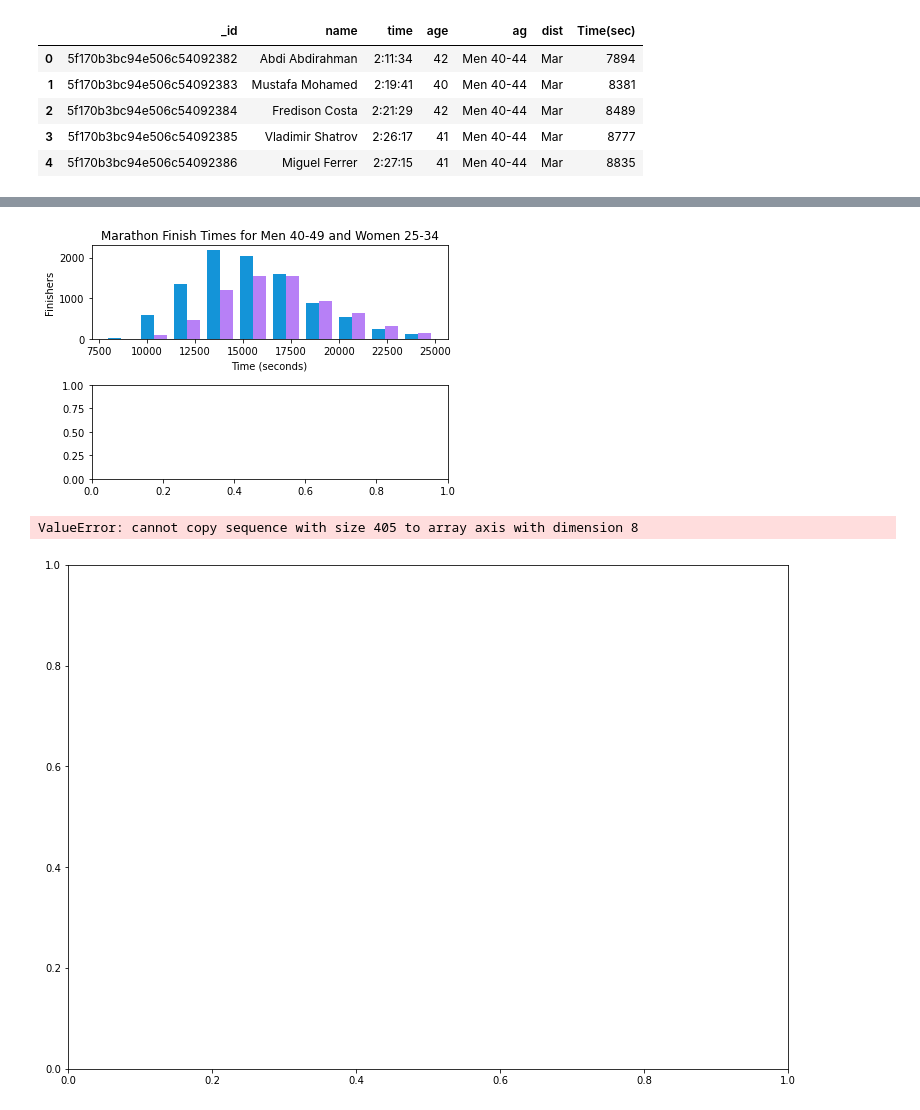
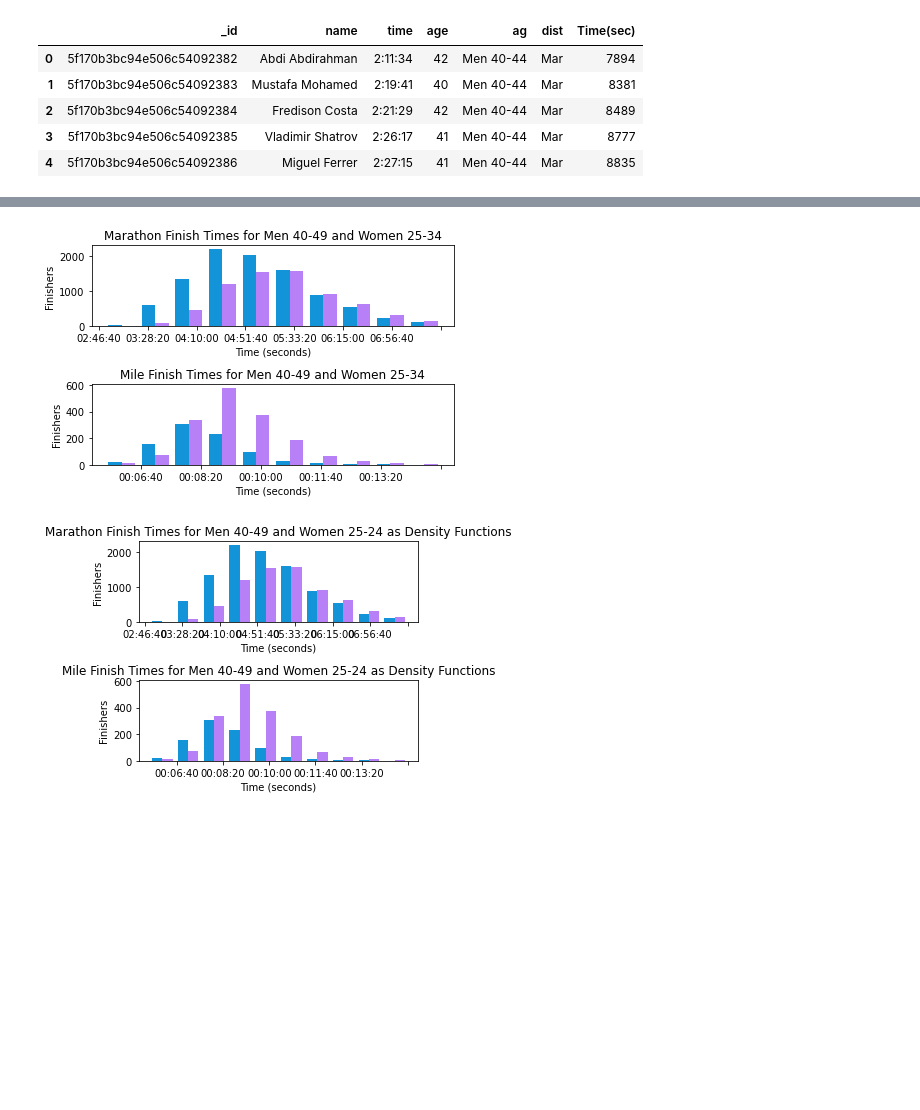
Before and after one commit to annewbarry/running_rivalries, a Jupyter notebook: Real_data_stats.ipynb, the cells around one changed output, grey strips where cells are left out. Saved outputs shown, nothing was run; the diff lists cells and outputs as text; code cells hidden in the pictures; blank space fills up the shorter version.

Commit message:
formatted axes for histogram

```diff
--- a/Real_data_stats.ipynb
+++ b/Real_data_stats.ipynb
@@ -88,36 +73,47 @@ See the caveats in the documentation: https://pandas.pydata.org/pandas-docs/stab
 # %%
-fig,ax = plt.subplots(2,1)
+secs_mile = [300, 400, 500, 600, 700, 800]
+secs_mar = [7500, 10000, 12500, 15000, 17500, 20000, 22500, 25000]
+
+def format_time(ls):
+    l = []
+    for i in ls:
+        l.append(time.strftime('%H:%M:%S', time.gmtime(i)))
+    return l
+
+
+def plot_histograms(data, density = False):
+    fig,ax = plt.subplots(2,1)
 
 ## marathon data
-ax[0].hist([quant_list[0]['Time(sec)'], quant_list[1]['Time(sec)']], bins = 10, range = (7800,25000), align = ('mid'), color = ['#1494D8','#B780F6'], label = ['Men', 'Women'])
-ax[0].spines["bottom"].set_visible(True)
-ax[0].spines["left"].set_visible(True)
+    ax[0].hist([data[0]['Time(sec)'], data[1]['Time(sec)']], bins = 10, range = (7800,25000), align = ('mid'), color = ['#1494D8','#B780F6'], label = ['Men', 'Women'])
+    ax[0].spines["bottom"].set_visible(True)
+    ax[0].spines["left"].set_visible(True)
 #plt.xticks(fontsize=30)
-ax[0].set_title('Marathon Finish Times for Men 40-49 and Women 25-34')
-ax[0].set_xlabel('Time (seconds)')
-ax[0].set_ylabel('Finishers')
+    if density == True:
+        ax[0].set_title('Marathon Finish Times for Men 40-49 and Women 25-24 as Density Functions')
+    else:
+        ax[0].set_title('Marathon Finish Times for Men 40-49 and Women 25-34')
+    ax[0].set_xlabel('Time (seconds)')
+    ax[0].set_ylabel('Finishers')
+    #ax[0].set_xticks(format_time(secs))
+    ax[0].set_xticklabels(format_time(secs_mar))
+##
+    ax[1].hist([data[2]['Time(sec)'], data[3]['Time(sec)']], bins = 10, range = (240,800), align = ('mid'), color = ['#1494D8','#B780F6'], label = ['Men', 'Women'])
+    ax[1].spines["bottom"].set_visible(True)
+    ax[1].spines["left"].set_visible(True)
+#plt.xticks(fontsize=30)
+    if density == True:
+        ax[1].set_title('Mile Finish Times for Men 40-49 and Women 25-24 as Density Functions')
+    else:
+        ax[1].set_title('Mile Finish Times for Men 40-49 and Women 25-34')
+    ax[1].set_xlabel('Time (seconds)')
+    ax[1].set_ylabel('Finishers')
+    ax[1].set_xticklabels(format_time(secs_mile))
 
-##
-ax[1].hist([quant_list[2]['Time(sec)'], quant_list[3]['Time(sec)']], bins = 10, range = (7800,25000), align = ('mid'), color = ['#1494D8','#B780F6'], label = ['Men', 'Women'])
-ax[1].spines["bottom"].set_visible(True)
-ax[1].spines["left"].set_visible(True)
-#plt.xticks(fontsize=30)
-ax[1].set_title('Marathon Finish Times for Men 40-49 and Women 25-34')
-ax[1].set_xlabel('Time (seconds)')
-ax[1].set_ylabel('Finishers')
+    fig.tight_layout()
 
-fig.tight_layout()
+plot_histograms(quant_list)
+plot_histograms(quant_list, True)
 # %% [output]
-[figure, old version]
+[figure, new version]
+[figure, added]
-# %%
-
-fig,ax = plt.subplots(figsize =(10, 7))
-ax = fig.add_axes([0, 0, 1, 1])
-
-bp = ax.boxplot(data)
-
-# show plot
-plt.show()
-# %% [output]
-ValueError: cannot copy sequence with size 405 to array axis with dimension 8
-[figure, removed]
```
Also changed, not shown: parts of 6 cells of this notebook.
